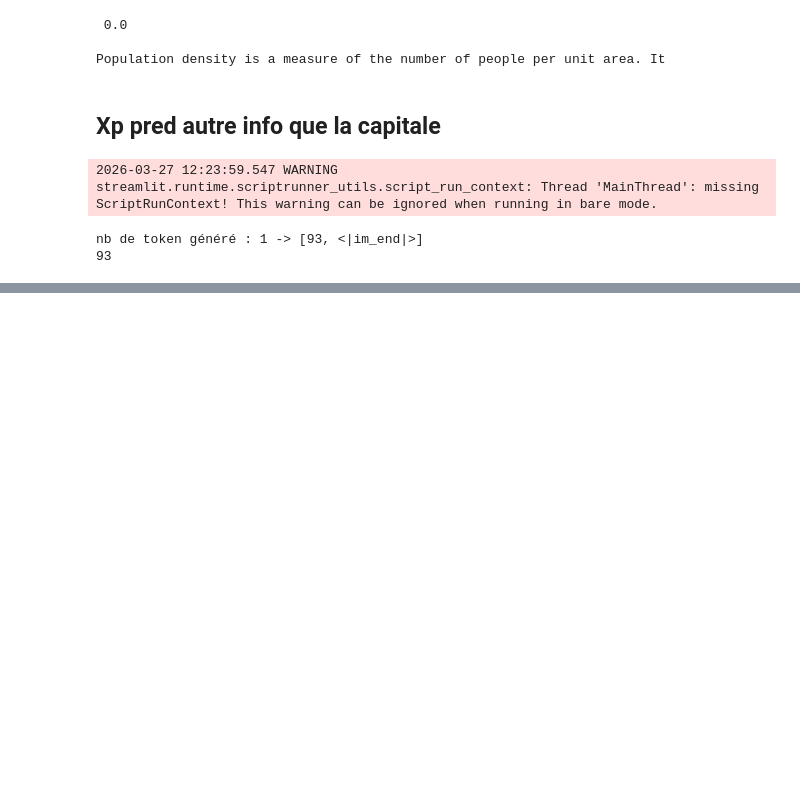
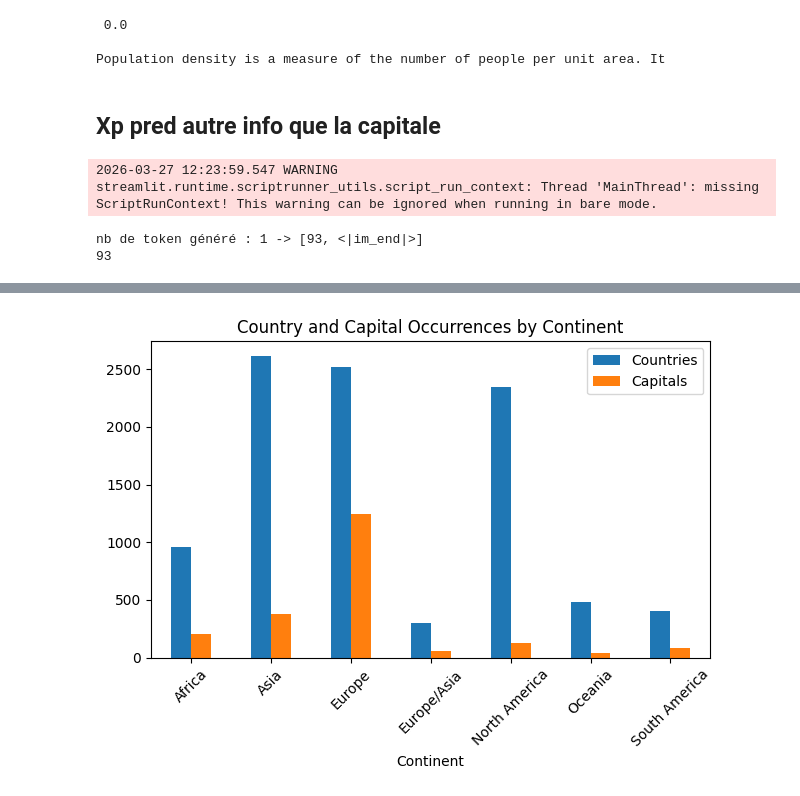
Before and after one commit to ThomasHtchn/LLM-Explainability-For-Geographical-Information, a Jupyter notebook: test_SmolLM3.ipynb, the cells around one changed output, grey strips where cells are left out. Cells and saved outputs as stored; diff of their text form; code cells hidden in the pictures; blank space fills up the shorter version.

```diff
--- a/test_SmolLM3.ipynb
+++ b/test_SmolLM3.ipynb
@@ -1115,0 +1147,13 @@ plot_stackbar_region(res)
+# %%
+combined = pd.DataFrame({
+    "Countries": country_by_continent,
+    "Capitals": capital_by_continent
+}).fillna(0)
+
+combined.plot(kind="bar")
+plt.title("Country and Capital Occurrences by Continent")
+plt.xticks(rotation=45)
+plt.tight_layout()
+plt.show()
+# %% [output]
+[figure, added]
```
Also changed, not shown: parts of 26 cells of this notebook, 2 other files.
